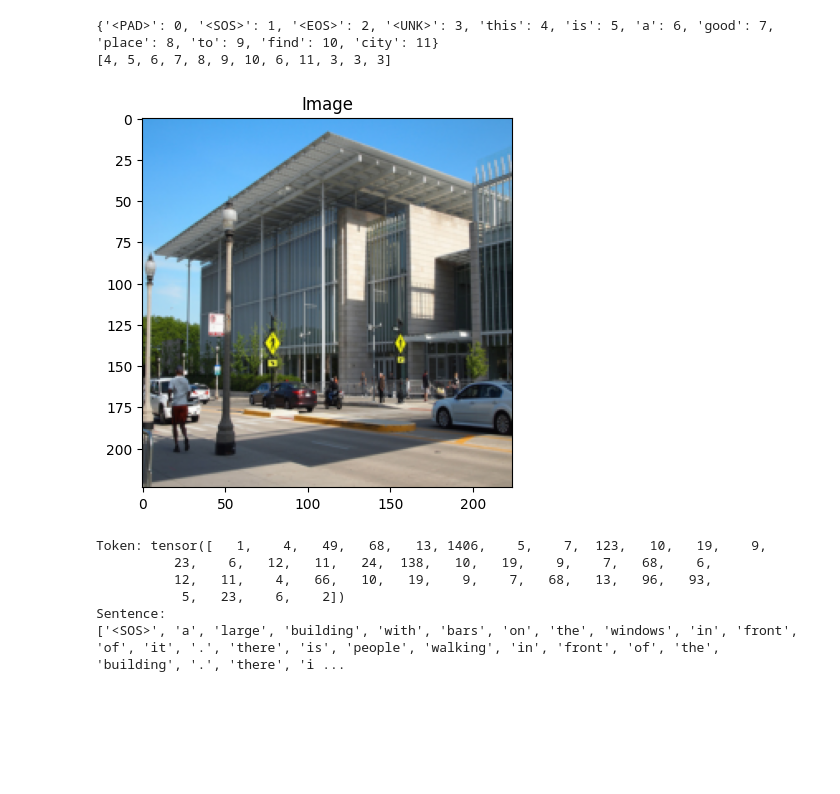
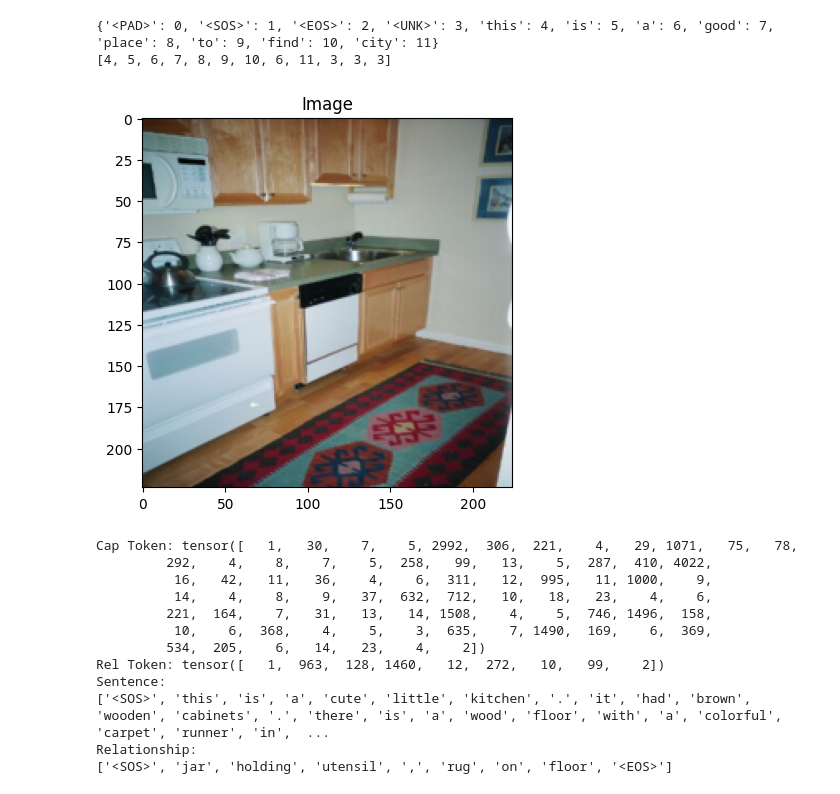
Before and after one commit to Aniket10singh16/Image2Description, a Jupyter notebook: torch-data-loader-flicker-8k.ipynb, the cells around one changed output. Saved outputs shown, nothing was run; the diff lists cells and outputs as text; code cells hidden in the pictures; blank space fills up the shorter version.

```diff
--- a/torch-data-loader-flicker-8k.ipynb
+++ b/torch-data-loader-flicker-8k.ipynb
@@ -41,7 +59,7 @@ There are 19561 image to captions
 # %%
 #reading the text data
 import pandas as pd
-caption_file = 'paragraphs.csv'
+caption_file = 'train.csv'
 df = pd.read_csv(caption_file)
 print("There are {} image to captions".format(len(df)))
 df.head(7)
@@ -65,11 +83,12 @@ import matplotlib.image as mpimg
 data_idx = 11
 
 #eg path to be plot: ../input/flickr8k/Images/1000268201_693b08cb0e.jpg
-image_path = data_location+df.iloc[data_idx,0]
+image_path = data_location+str(df.iloc[data_idx,0])
 img=mpimg.imread(image_path)
 plt.imshow(img)
 plt.show()
 print("Caption:",df.iloc[data_idx,1])
+print("Relationship:",df.iloc[data_idx,2])
 #image consits of 5 captions,
 #showing all 5 captions of the image of the given idx
 '''for i in range(data_idx,data_idx+5):
@@ -168,6 +188,7 @@ class FlickrDataset(Dataset):
         #Get image and caption colum from the dataframe
         self.imgs = self.df["image"]
         self.captions = self.df["caption"]
+        self.relationships = self.df["relationships"]
 
         #Initialize vocabulary and build vocab
         self.vocab = Vocabulary(freq_threshold)
@@ -179,6 +200,7 @@ class FlickrDataset(Dataset):
 
     def __getitem__(self,idx):
         caption = self.captions[idx]
+        relationship = self.relationships[idx]
         img_name = self.imgs[idx]
         img_location = os.path.join(self.root_dir,img_name)
         img = Image.open(img_location).convert("RGB")
@@ -193,7 +215,13 @@ class FlickrDataset(Dataset):
         caption_vec += self.vocab.numericalize(caption)
         caption_vec += [self.vocab.stoi["<EOS>"]]
 
-        return img, torch.tensor(caption_vec)
+        #numericalize the relationship text
+        relationship_vec = []
+        relationship_vec += [self.vocab.stoi["<SOS>"]]
+        relationship_vec += self.vocab.numericalize(relationship)
+        relationship_vec += [self.vocab.stoi["<EOS>"]]
+
+        return img, torch.tensor(caption_vec), torch.tensor(relationship_vec)
 # %%
 #defing the transform to be applied
 transforms = T.Compose([
@@ -201,36 +229,47 @@ transforms = T.Compose([
     T.ToTensor()
 ])
 # %%
-def show_image(inp, title=None):
+def show_image(inp, title=None, rel=None):
     """Imshow for Tensor."""
     inp = inp.numpy().transpose((1, 2, 0))
     plt.imshow(inp)
     if title is not None:
         plt.title(title)
+    if rel is not None:
+        plt.xlabel(rel)
     plt.pause(0.001)  # pause a bit so that plots are updated
 # %%
 #testing the dataset class
 dataset =  FlickrDataset(
     root_dir = data_location,
-    captions_file = "paragraphs.csv",
+    captions_file = "train.csv",
     transform=transforms
 )
 
 
 
-img, caps = dataset[0]
+img, caps, rel = dataset[0]
 show_image(img,"Image")
-print("Token:",caps)
+print("Cap Token:",caps)
+print("Rel Token:",rel)
 print("Sentence:")
 print([dataset.vocab.itos[token] for token in caps.tolist()])
+print("Relationship:")
+print([dataset.vocab.itos[token] for token in rel.tolist()])
 # %% [output]
-[figure, old version]
+[figure, new version]
-Token: tensor([   1,    4,   49,   68,   13, 1406,    5,    7,  123,   10,   19,    9,
-          23,    6,   12,   11,   24,  138,   10,   19,    9,    7,   68,    6,
-          12,   11,    4,   66,   10,   19,    9,    7,   68,   13,   96,   93,
-           5,   23,    6,    2])
+Cap Token: tensor([   1,   30,    7,    5, 2992,  306,  221,    4,   29, 1071,   75,   78,
+         292,    4,    8,    7,    5,  258,   99,   13,    5,  287,  410, 4022,
+          16,   42,   11,   36,    4,    6,  311,   12,  995,   11, 1000,    9,
+          14,    4,    8,    9,   37,  632,  712,   10,   18,   23,    4,    6,
+         221,  164,    7,   31,   13,   14, 1508,    4,    5,  746, 1496,  158,
+          10,    6,  368,    4,    5,    3,  635,    7, 1490,  169,    6,  369,
+         534,  205,    6,   14,   23,    4,    2])
+Rel Token: tensor([   1,  963,  128, 1460,   12,  272,   10,   99,    2])
 Sentence:
-['<SOS>', 'a', 'large', 'building', 'with', 'bars', 'on', 'the', 'windows', 'in', 'front', 'of', 'it', '.', 'there', 'is', 'people', 'walking', 'in', 'front', 'of', 'the', 'building', '.', 'there', 'i ...
+['<SOS>', 'this', 'is', 'a', 'cute', 'little', 'kitchen', '.', 'it', 'had', 'brown', 'wooden', 'cabinets', '.', 'there', 'is', 'a', 'wood', 'floor', 'with', 'a', 'colorful', 'carpet', 'runner', 'in',  ...
+Relationship:
+['<SOS>', 'jar', 'holding', 'utensil', ',', 'rug', 'on', 'floor', '<EOS>']
 # %%
 class CapsCollate:
     """
```
Also changed, not shown: parts of 5 cells of this notebook, 1 other file.
